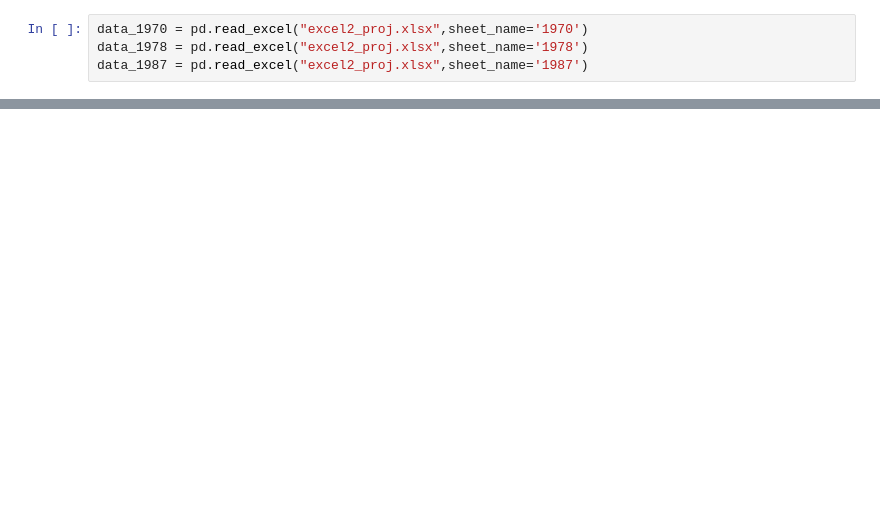
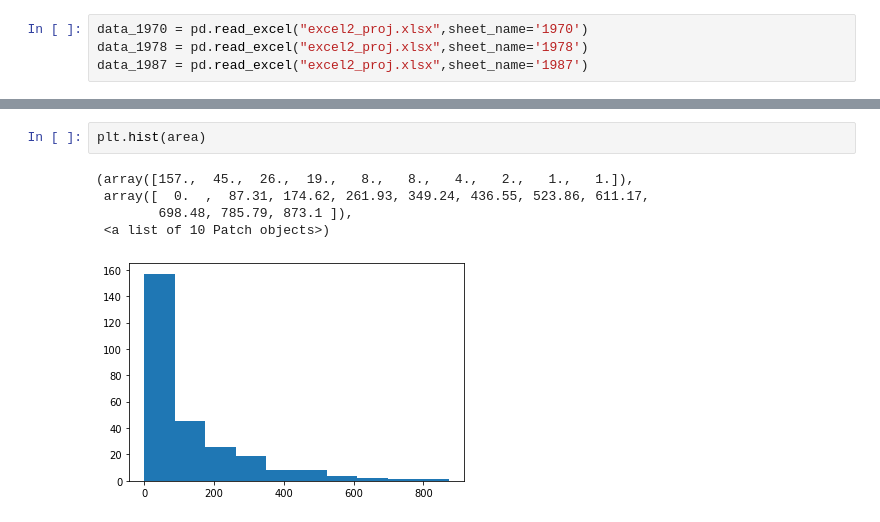
Before and after one commit to Vikram1511/Econometric_project-, a Jupyter notebook: Untitled.ipynb, the cells around one changed output, grey strips where cells are left out. Drawn from its saved outputs; the diff is of its cells as text; blank space fills up the shorter version.

```diff
--- a/Untitled.ipynb
+++ b/Untitled.ipynb
@@ -19,0 +114,8 @@ data_1970.columns
+# %%
+plt.hist(area)
+# %% [output]
+(array([157.,  45.,  26.,  19.,   8.,   8.,   4.,   2.,   1.,   1.]),
+ array([  0.  ,  87.31, 174.62, 261.93, 349.24, 436.55, 523.86, 611.17,
+        698.48, 785.79, 873.1 ]),
+ <a list of 10 Patch objects>)
+[figure, added]
```
Also changed, not shown: parts of 14 cells of this notebook, 5 other files.
